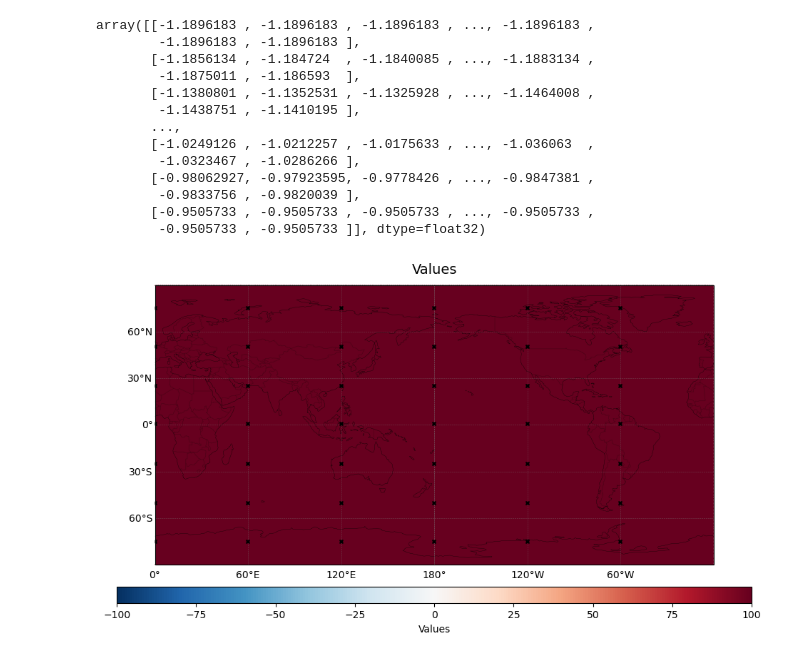
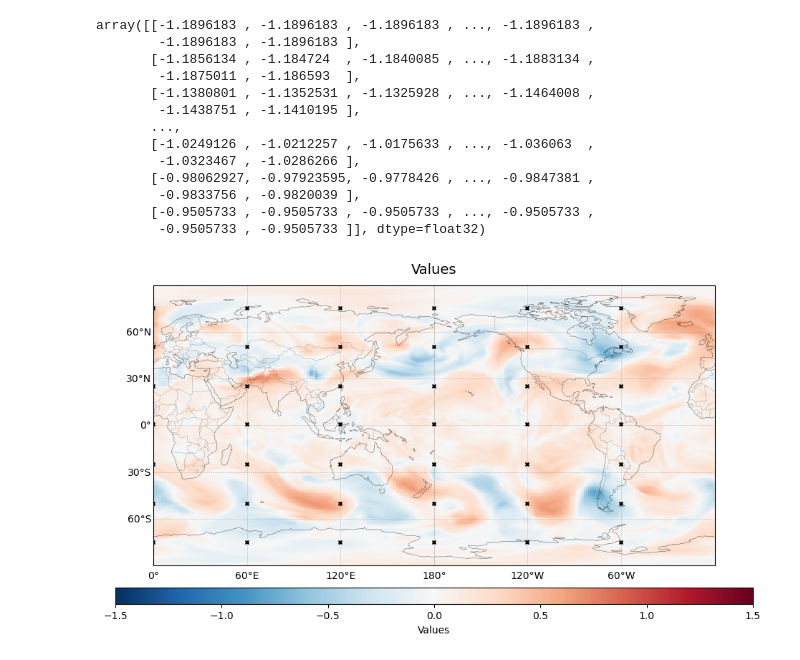
Before and after one commit to WillyChap/CUVACAR_xai, a Jupyter notebook: kjmayer/LookAtOutput.ipynb, the cells around one changed output. Drawn from its saved outputs; the diff is of its cells as text; code cells hidden in the pictures.

```diff
--- a/kjmayer/LookAtOutput.ipynb
+++ b/kjmayer/LookAtOutput.ipynb
@@ -36,7 +36,7 @@ from cartopy.util import add_cyclic_point
 #     print("Lon index:", ilon)
 #     print()
 # %%
-DATE = '1981-02-15'
+DATE = '1981-01-15'
 
 DS = xr.open_dataset('/glade/work/wchapman/b.e21.BHIST.f09_g17_Seasonal_Stochai_b050_025_1980.cam.h1.2010-10-13-00000.nc')
 lat = DS["lat"].values if hasattr(DS["lat"], "values") else DS["lat"]
@@ -44,7 +44,7 @@ lon = DS["lon"].values if hasattr(DS["lon"], "values") else DS["lon"]
 
 dir_o = "/glade/derecho/scratch/kjmayer/CUVACAR_xai/IG/"+DATE+"/"
 files = sorted(glob.glob(dir_o+"tensor_steps24_parrallel_lev00020_lat*.npy"))
-stacked = np.stack([np.load(f).squeeze()[20].squeeze() for f in files])
+stacked = np.stack([np.load(f).squeeze()[20+32+32-4].squeeze() for f in files])
 
 mean_IG = np.mean(stacked, axis=0)
 # %%
@@ -212,13 +212,13 @@ array([[-1.1896183 , -1.1896183 , -1.1896183 , ..., -1.1896183 ,
         -0.9505733 , -0.9505733 ]], dtype=float32)
 # %%
 # Difference in values between 00Z and associated climatology
-climo = torch.load('/glade/derecho/scratch/wchapman/CUVACAR/init_1981-02-15_00_00_00_be21_condition_tensor_baseline.pth').squeeze().numpy()
-t1 = torch.load('/glade/derecho/scratch/kjmayer/CUVACAR_xai/init_b2014_1981-02-15_00_00_00_be21_condition_tensor.pth').squeeze().numpy()
+climo = torch.load('/glade/derecho/scratch/wchapman/CUVACAR/init_1981-01-15_00_00_00_be21_condition_tensor_baseline.pth').squeeze().numpy()
+t1 = torch.load('/glade/derecho/scratch/kjmayer/CUVACAR_xai/init_b2014_1981-01-15_00_00_00_be21_condition_tensor.pth').squeeze().numpy()
 
 
 fig = plt.figure(figsize=(12, 5.5))
 ax = plt.axes(projection=ccrs.PlateCarree(central_longitude=180))
-vmin=-100; vmax=100
+vmin=-1.5; vmax=1.5
 im = ax.pcolormesh(
     lon_cyc,
     lat,
@@ -253,34 +253,34 @@ for vdot_lat in dot_lat:
 ax.set_global()
 ax.coastlines(linewidth=0.22)
 ax.add_feature(cfeature.BORDERS, linewidth=0.35, alpha=0.3)
 # ax.add_feature(cfeature.LAND, facecolor="0.85", alpha=0.35)
 
 gl = ax.gridlines(
     draw_labels=True,
     linewidth=0.4,
     color="gray",
     alpha=0.5,
     linestyle="--",
 )
 gl.top_labels = False
 gl.right_labels = False
 
 cbar = fig.colorbar(
     im,
     ax=ax,
     orientation="horizontal",
     pad=0.07,
     fraction=0.05,
     aspect=40,
 )
 cbar.set_label("Values")
 
 ax.set_title("Values", fontsize=14, pad=12)
 
 plt.tight_layout()
 plt.show()
 # %% [output]
-[figure, old version]
+[figure, new version]
 # %%
 # input concatenated tensor's indexes for each input variable
 
```
Also changed, not shown: parts of 9 cells of this notebook, 1 other file.
